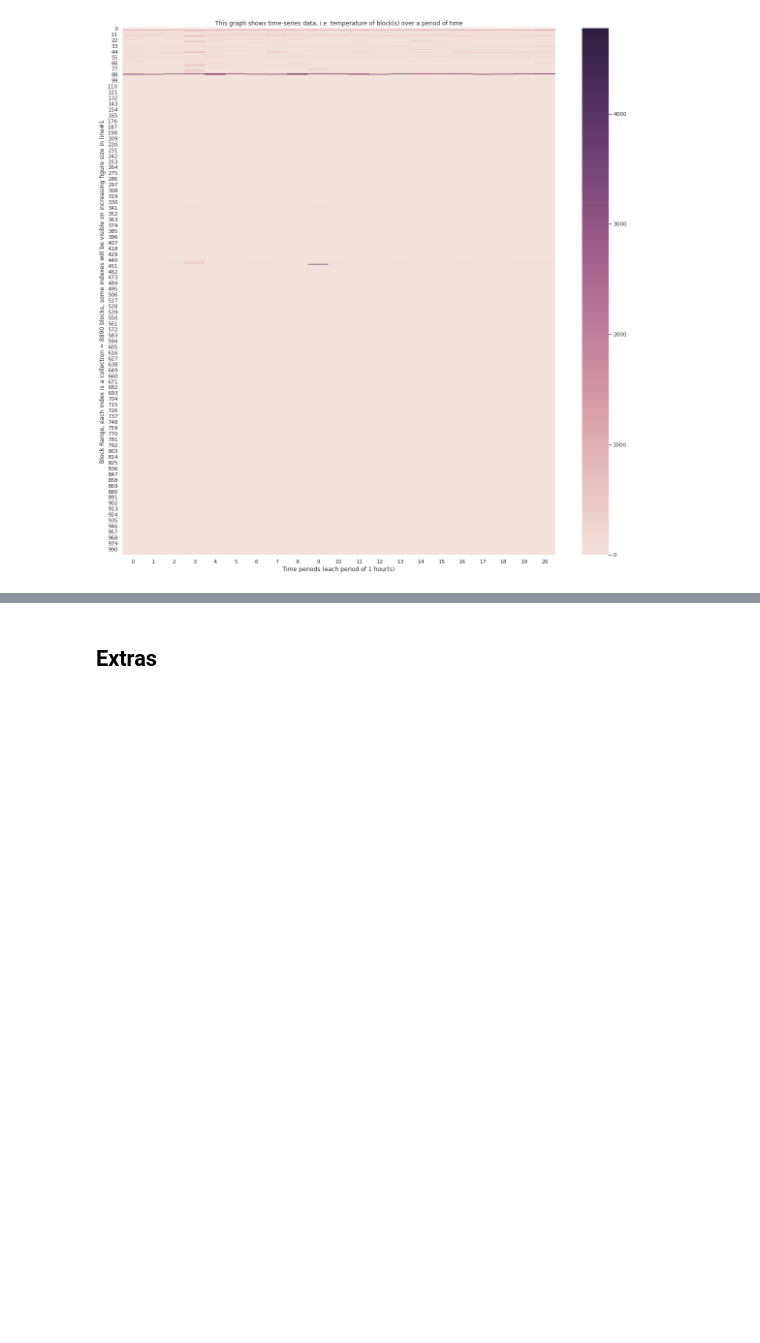
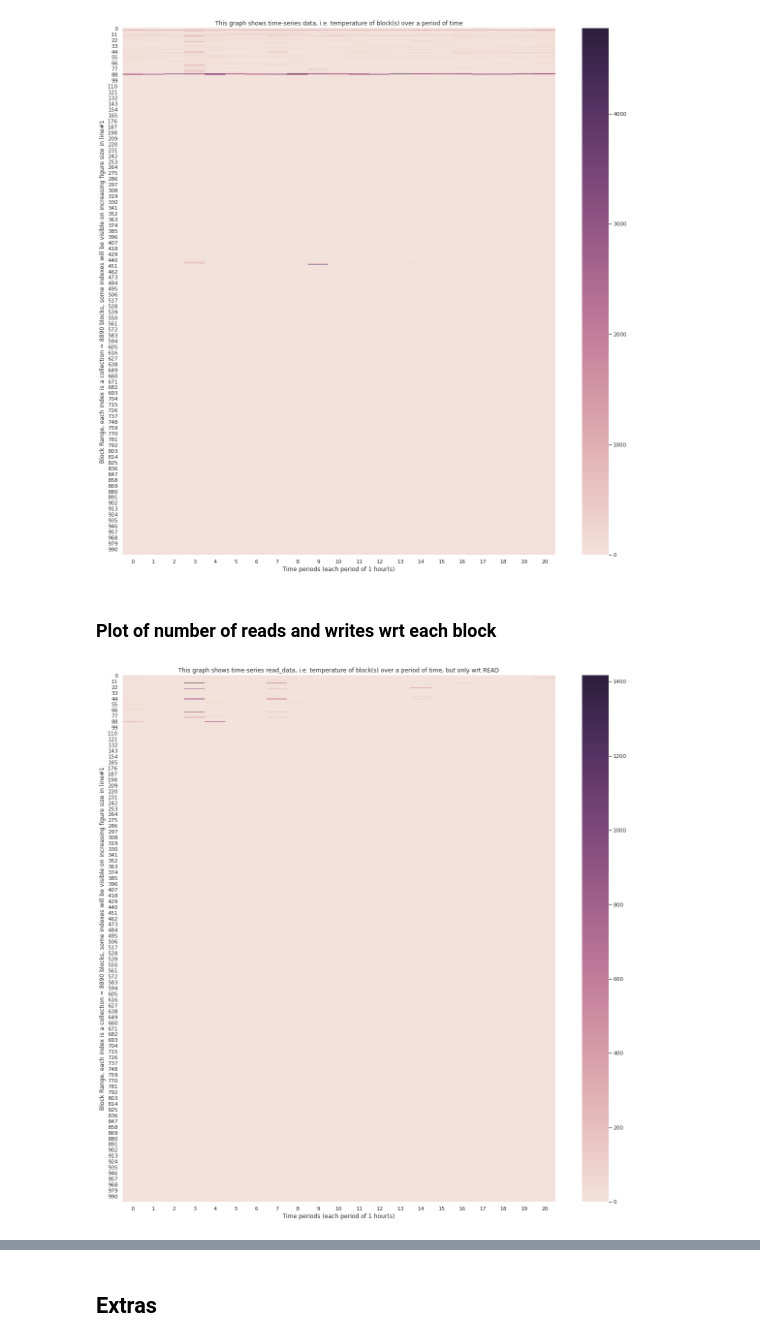
Before and after one commit to PrathUpadhyay/Systems, a Jupyter notebook: IO_Traces/MSR_Traces_mds_0.ipynb, the cells around one changed output, grey strips where cells are left out. Drawn from its saved outputs; the diff is of its cells as text; code cells hidden in the pictures; blank space fills up the shorter version.

Commit message:
Add read/write time series also

```diff
--- a/IO_Traces/MSR_Traces_mds_0.ipynb
+++ b/IO_Traces/MSR_Traces_mds_0.ipynb
@@ -195,15 +197,20 @@ def convert_filetime_to_datetime(ft):
 set_pivot_timer = convert_filetime_to_datetime(data.Timestamp[0])
 set_hours = 1
 result_df = pd.DataFrame()
+result_read_df = pd.DataFrame()
+result_write_df = pd.DataFrame()
 
 granularity_y_axis = 1000
 granularity_x_axis = 20
 
 time_series_dict = dict.fromkeys(range(granularity_y_axis+1), 0)
+time_series_read_dict = dict.fromkeys(range(granularity_y_axis+1), 0)
+time_series_write_dict = dict.fromkeys(range(granularity_y_axis+1), 0)
+
 flag = False
 dataframe_column_count = 0
 
-# Now keep only granularity_y_axis block_ranges on y-axis for better visualisation
+# Now keep granularity_y_axis, i.e. block_ranges on y-axis for better visualisation
 block_range_size = sorted_df.index[-1] // granularity_y_axis
 
 
@@ -213,13 +220,19 @@ for row in data.itertuples():
 
 
 
-    # Time visualisation can be seen in above print statement - Collect trace map for every 12hrs
+    # Time visualisation can be seen in above print statement - Collect trace map for every X-hrs
     current_io_time = convert_filetime_to_datetime(row.Timestamp)
     if abs(current_io_time - set_pivot_timer) > timedelta(hours=set_hours):
         # 6 hours limit crossed, set a flag and record new entries
         flag = True
         df = pd.DataFrame.from_dict(time_series_dict, orient='index')
         result_df[dataframe_column_count] = df[0].values
+
+        df = pd.DataFrame.from_dict(time_series_read_dict, orient='index')
+        result_read_df[dataframe_column_count] = df[0].values
+
+        df = pd.DataFrame.from_dict(time_series_write_dict, orient='index')
+        result_write_df[dataframe_column_count] = df[0].values
 
         # update pivot timer to current one
         set_pivot_timer = current_io_time
@@ -234,8 +247,9 @@ for row in data.itertuples():
     # Reintialize dict if just copied to dataframe
     if flag == True:
         time_series_dict = dict.fromkeys(range(granularity_y_axis + 1), 0)
+        time_series_read_dict = dict.fromkeys(range(granularity_y_axis + 1), 0)
+        time_series_write_dict = dict.fromkeys(range(granularity_y_axis + 1), 0)
         flag = False
-
 
 
 
@@ -251,6 +265,10 @@ for row in data.itertuples():
     # Increment next blocks counter -------
     for i in range(0, next_blocks_count):
         time_series_dict[(block_index+i) // block_range_size] += 1
+        if (row.Type == "Read"):
+            time_series_read_dict[(block_index+i) // block_range_size] += 1
+        else:
+            time_series_write_dict[(block_index+i) // block_range_size] += 1
 
 
 
@@ -298,3 +316,17 @@ plt.title('This graph shows time-series data, i.e. temperature of block(s) over
 plt.show()
 # %% [output]
 [figure]
+# %% [markdown]
+### Plot of number of reads and writes wrt each block
+# %%
+sns.set(rc={'figure.figsize':(20,20)})
+cmap_i = sns.cubehelix_palette(as_cmap=True, light=.9)
+
+heatmap = sns.heatmap(result_read_df, cmap=cmap_i)
+plt.xlabel('Time periods (each period of %s hour(s)' % set_hours)
+plt.ylabel('Block Range, each index is a collection = %d blocks, some indexes will be visible on increasing figure size in line#1' % block_range_size)
+
+plt.title('This graph shows time-series read_data, i.e. temperature of block(s) over a period of time, but only wrt READ')
+plt.show()
+# %% [output]
+[figure, added]
```
Also changed, not shown: parts of 2 cells of this notebook.
